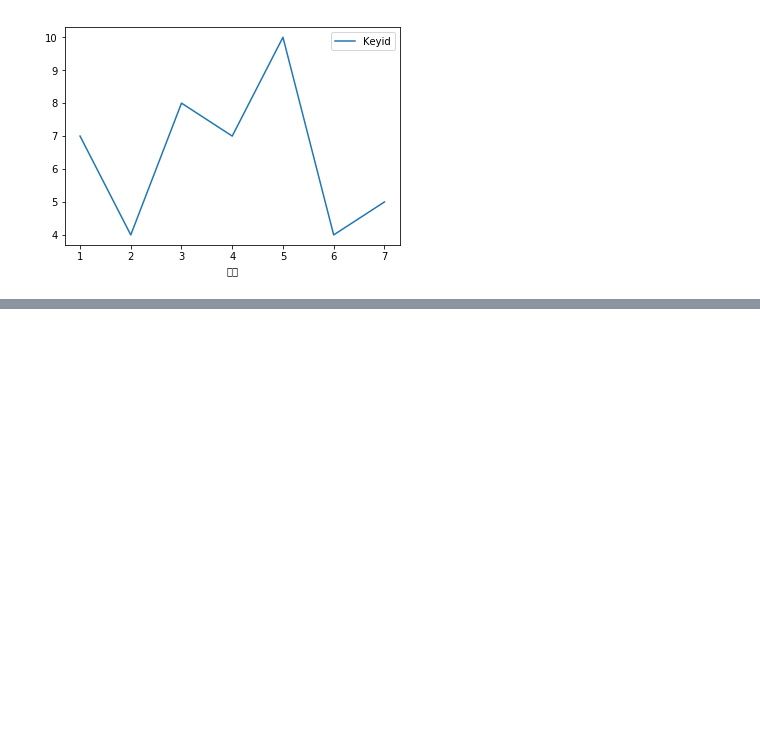
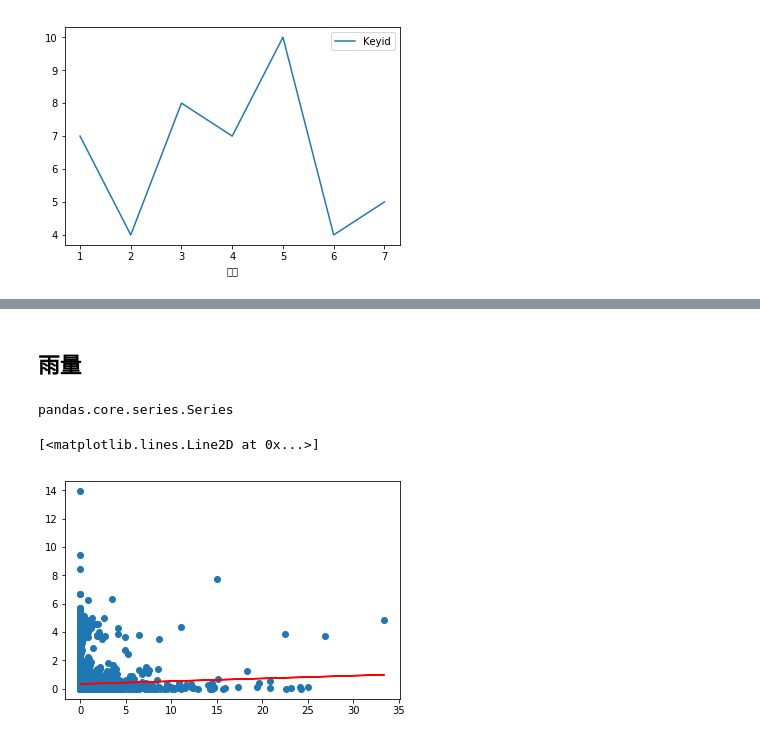
Before and after one commit to joannachou713/Etc-competition, a Jupyter notebook: 道路狀況.ipynb, the cells around one changed output, grey strips where cells are left out. Cells and saved outputs as stored; diff of their text form; code cells hidden in the pictures; blank space fills up the shorter version.

```diff
--- a/道路狀況.ipynb
+++ b/道路狀況.ipynb
@@ -182,0 +185,4 @@ df_week.groupby(['星期']).count().plot()
+# %%
+df2 = pd.read_csv('天氣違規.csv')
+# 幫我跑x=雨量y=違規率和x=氣溫y=違規率的散佈圖+回歸直線
+df2.columns
@@ -182,0 +204,18 @@ df_week.groupby(['星期']).count().plot()
+# %% [markdown]
+## 雨量
+# %%
+x=df2['雨量']
+y=df2['違規率']
+# %% [output]
+pandas.core.series.Series
+# %%
+from sklearn.linear_model import LinearRegression
+x=x.values.reshape(8660,1)
+regr = LinearRegression()
+regr.fit(x, y)
+
+plt.scatter(x, y)
+plt.plot(x, regr.predict(x),'r')
+# %% [output]
+[<matplotlib.lines.Line2D at 0x...>]
+[figure, added]
```
Also changed, not shown: parts of 6 cells of this notebook.
